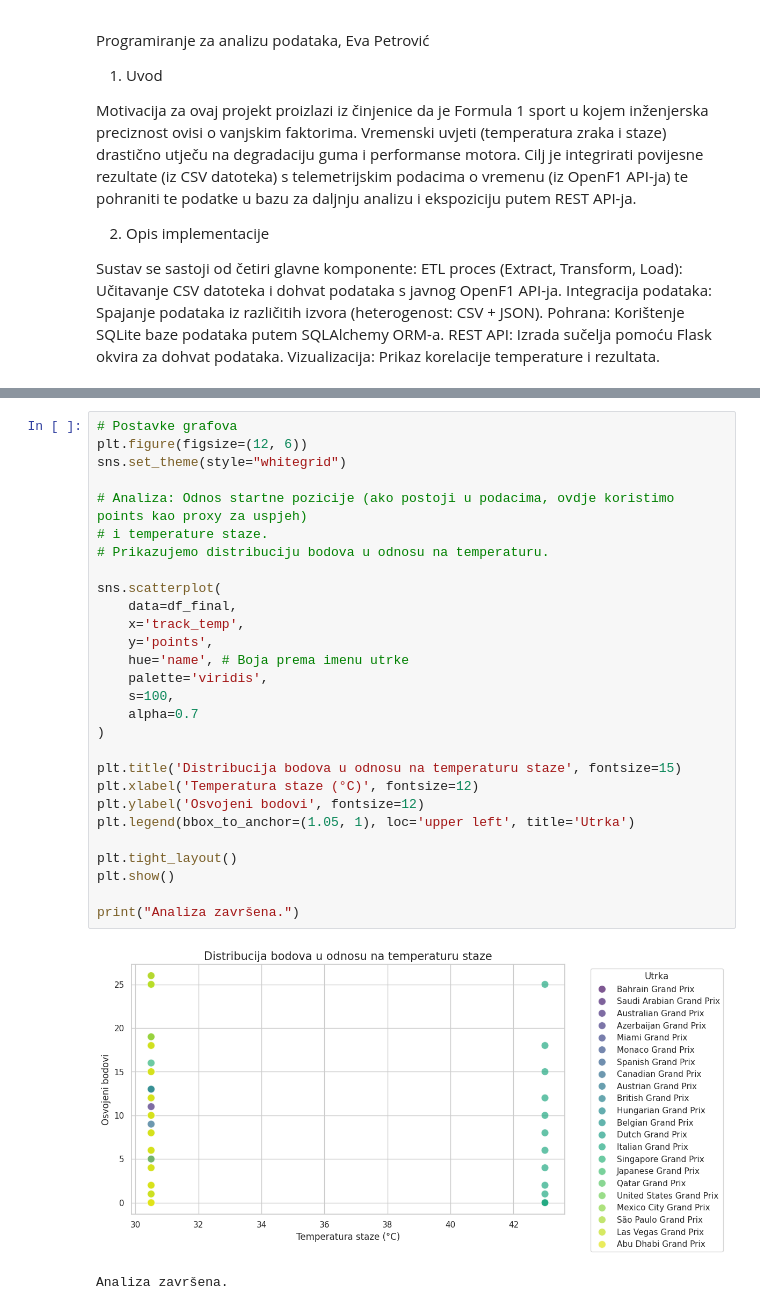
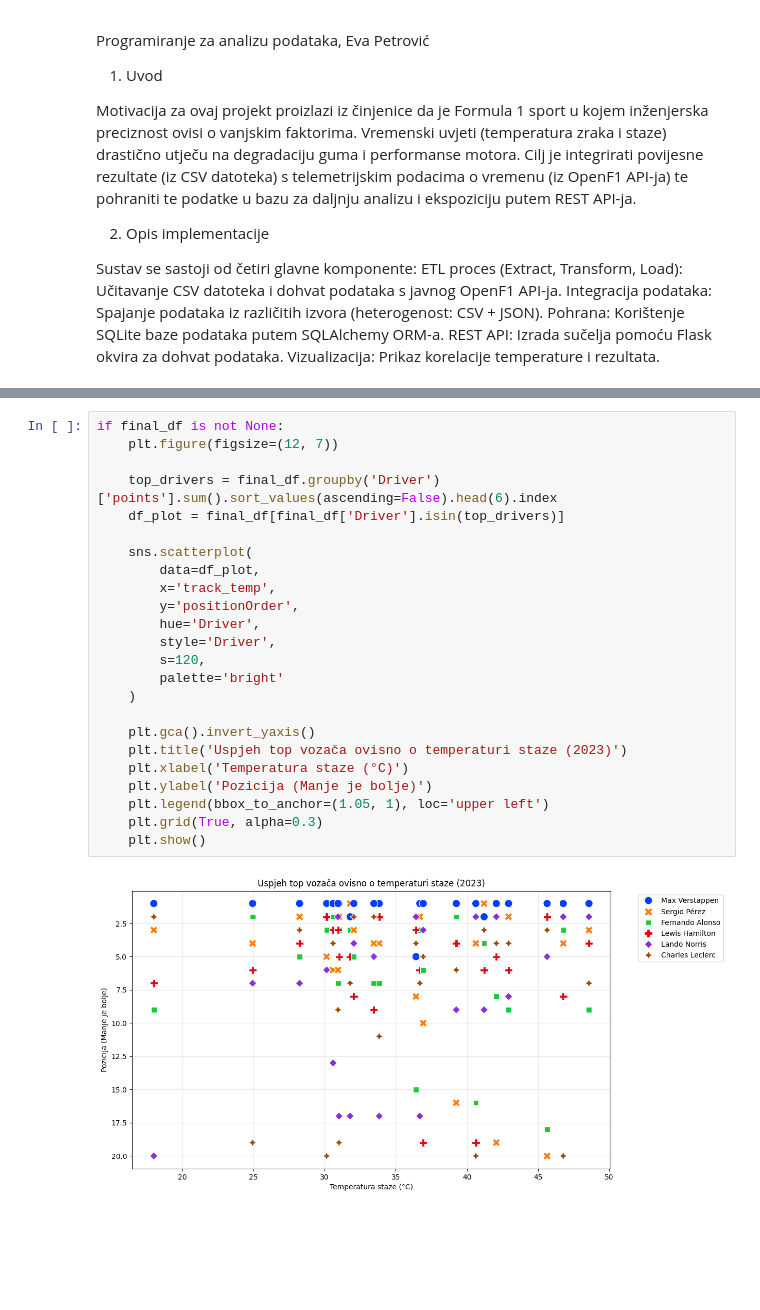
Before and after one commit to epetrovic23/Utjecaj_atmosferskih_prilika_na_ishod_utrka_Formule1, a Jupyter notebook: epetrovic23_Utjecaj_atmosferskih_prilika_na_ishod_utrka_Formule1.ipynb, the cells around one changed output, grey strips where cells are left out. Drawn from its saved outputs; the diff is of its cells as text; blank space fills up the shorter version.

Commit message:
Integracija API podataka za sve utrke 2023. i dodavanje imena vozača

```diff
--- a/epetrovic23_Utjecaj_atmosferskih_prilika_na_ishod_utrka_Formule1.ipynb
+++ b/epetrovic23_Utjecaj_atmosferskih_prilika_na_ishod_utrka_Formule1.ipynb
@@ -281,34 +241,29 @@ API Odgovor (Prva 3 zapisa):
     "year": 2023
   }
 ]
-# %%
-# Postavke grafova
-plt.figure(figsize=(12, 6))
-sns.set_theme(style="whitegrid")
-
-# Analiza: Odnos startne pozicije (ako postoji u podacima, ovdje koristimo points kao proxy za uspjeh)
-# i temperature staze.
-# Prikazujemo distribuciju bodova u odnosu na temperaturu.
-
-sns.scatterplot(
-    data=df_final,
-    x='track_temp',
-    y='points',
-    hue='name', # Boja prema imenu utrke
-    palette='viridis',
-    s=100,
-    alpha=0.7
-)
-
-plt.title('Distribucija bodova u odnosu na temperaturu staze', fontsize=15)
-plt.xlabel('Temperatura staze (°C)', fontsize=12)
-plt.ylabel('Osvojeni bodovi', fontsize=12)
-plt.legend(bbox_to_anchor=(1.05, 1), loc='upper left', title='Utrka')
-
-plt.tight_layout()
-plt.show()
-
-print("Analiza završena.")
-# %% [output]
-[figure, removed]
-Analiza završena.
+# %%
+if final_df is not None:
+    plt.figure(figsize=(12, 7))
+
+    top_drivers = final_df.groupby('Driver')['points'].sum().sort_values(ascending=False).head(6).index
+    df_plot = final_df[final_df['Driver'].isin(top_drivers)]
+
+    sns.scatterplot(
+        data=df_plot,
+        x='track_temp',
+        y='positionOrder',
+        hue='Driver',
+        style='Driver',
+        s=120,
+        palette='bright'
+    )
+
+    plt.gca().invert_yaxis()
+    plt.title('Uspjeh top vozača ovisno o temperaturi staze (2023)')
+    plt.xlabel('Temperatura staze (°C)')
+    plt.ylabel('Pozicija (Manje je bolje)')
+    plt.legend(bbox_to_anchor=(1.05, 1), loc='upper left')
+    plt.grid(True, alpha=0.3)
+    plt.show()
+# %% [output]
+[figure, added]
```
Also changed, not shown: parts of 6 cells of this notebook.
